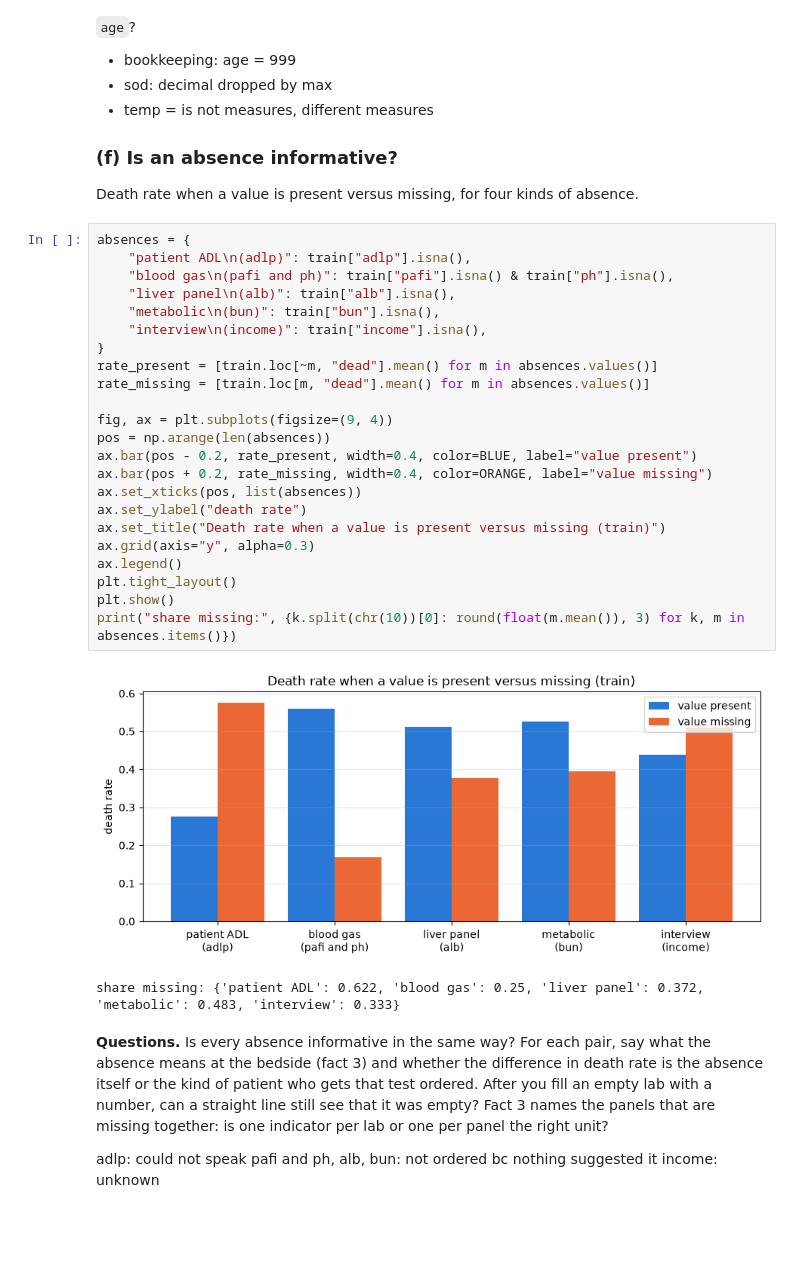
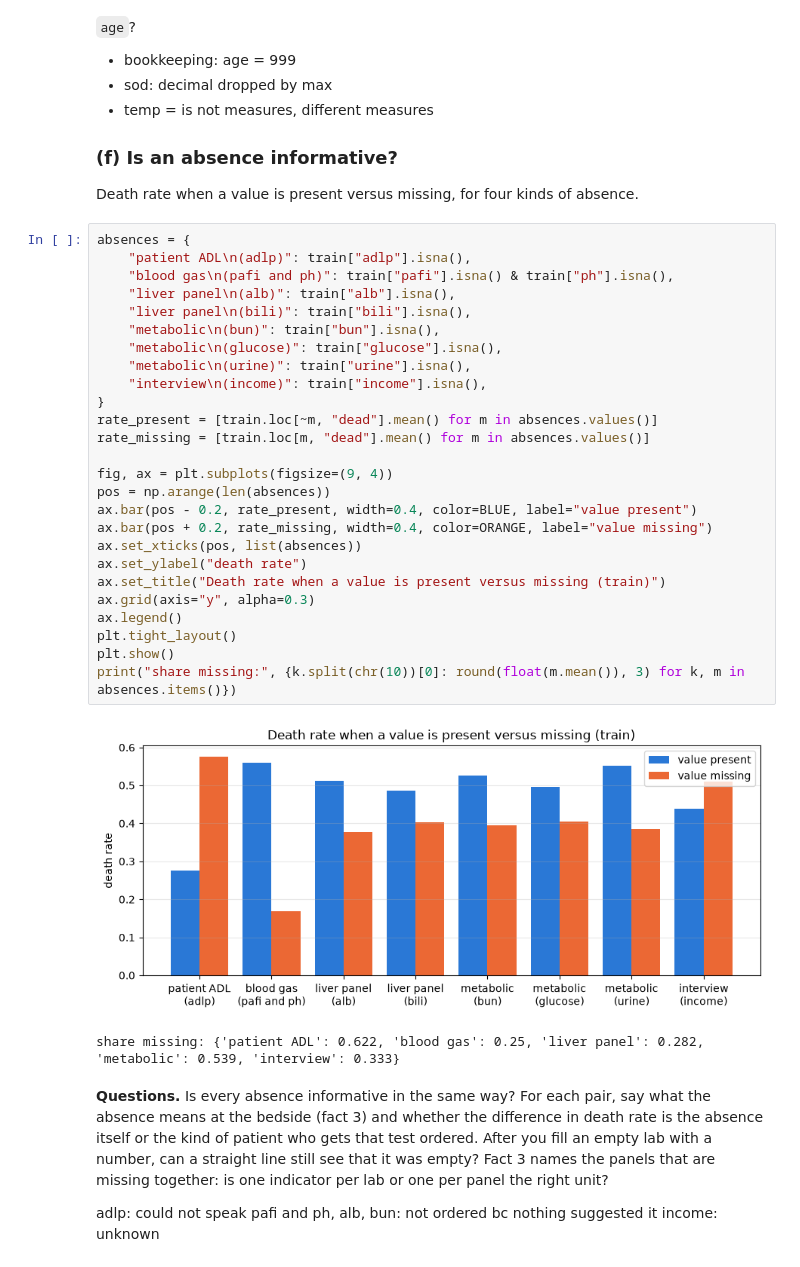
Before and after one commit to an-ne-so-ph-ie/python_courses, a Jupyter notebook: website/public/modules/ms2a-machine-learning-practice/challenges/challenge_2/starter.ipynb, the cells around one changed output. Drawn from its saved outputs; the diff is of its cells as text; blank space fills up the shorter version.

```diff
--- a/website/public/modules/ms2a-machine-learning-practice/challenges/challenge_2/starter.ipynb
+++ b/website/public/modules/ms2a-machine-learning-practice/challenges/challenge_2/starter.ipynb
@@ -360,29 +360,32 @@ absence.
 # %%
 absences = {
     "patient ADL\n(adlp)": train["adlp"].isna(),
     "blood gas\n(pafi and ph)": train["pafi"].isna() & train["ph"].isna(),
     "liver panel\n(alb)": train["alb"].isna(),
+    "liver panel\n(bili)": train["bili"].isna(),
     "metabolic\n(bun)": train["bun"].isna(),
+    "metabolic\n(glucose)": train["glucose"].isna(),
+    "metabolic\n(urine)": train["urine"].isna(),
     "interview\n(income)": train["income"].isna(),
 }
 rate_present = [train.loc[~m, "dead"].mean() for m in absences.values()]
 rate_missing = [train.loc[m, "dead"].mean() for m in absences.values()]
 
 fig, ax = plt.subplots(figsize=(9, 4))
 pos = np.arange(len(absences))
 ax.bar(pos - 0.2, rate_present, width=0.4, color=BLUE, label="value present")
 ax.bar(pos + 0.2, rate_missing, width=0.4, color=ORANGE, label="value missing")
 ax.set_xticks(pos, list(absences))
 ax.set_ylabel("death rate")
 ax.set_title("Death rate when a value is present versus missing (train)")
 ax.grid(axis="y", alpha=0.3)
 ax.legend()
 plt.tight_layout()
 plt.show()
 print("share missing:", {k.split(chr(10))[0]: round(float(m.mean()), 3) for k, m in absences.items()})
 # %% [output]
-[figure, old version]
+[figure, new version]
-share missing: {'patient ADL': 0.622, 'blood gas': 0.25, 'liver panel': 0.372, 'metabolic': 0.483, 'interview': 0.333}
+share missing: {'patient ADL': 0.622, 'blood gas': 0.25, 'liver panel': 0.282, 'metabolic': 0.539, 'interview': 0.333}
 # %% [markdown]
 **Questions.** Is every absence informative in the same way? For each pair,
 say what the absence means at the bedside (fact 3) and whether the
```
Also changed, not shown: parts of 3 cells of this notebook, 2 other files.
